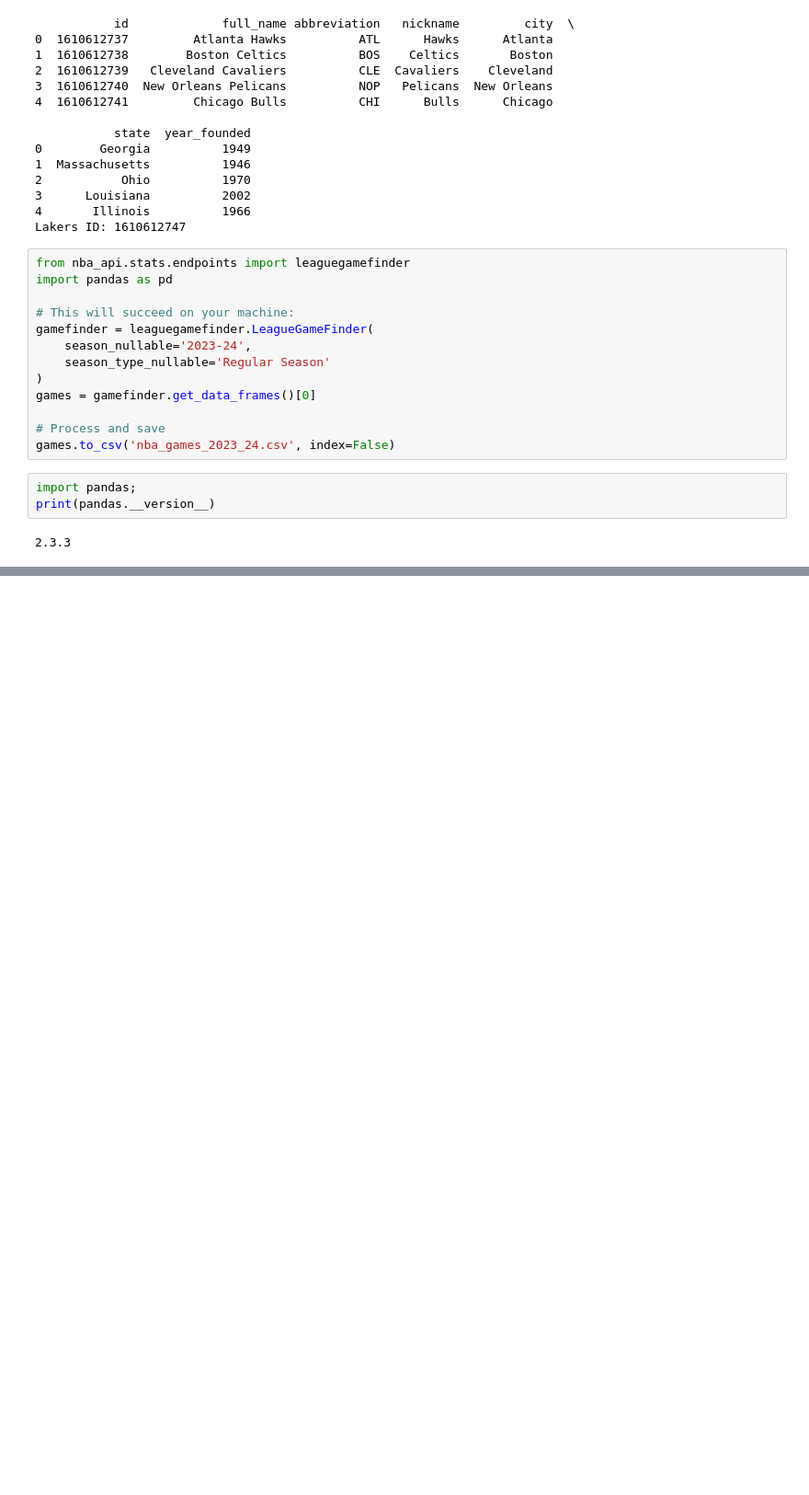
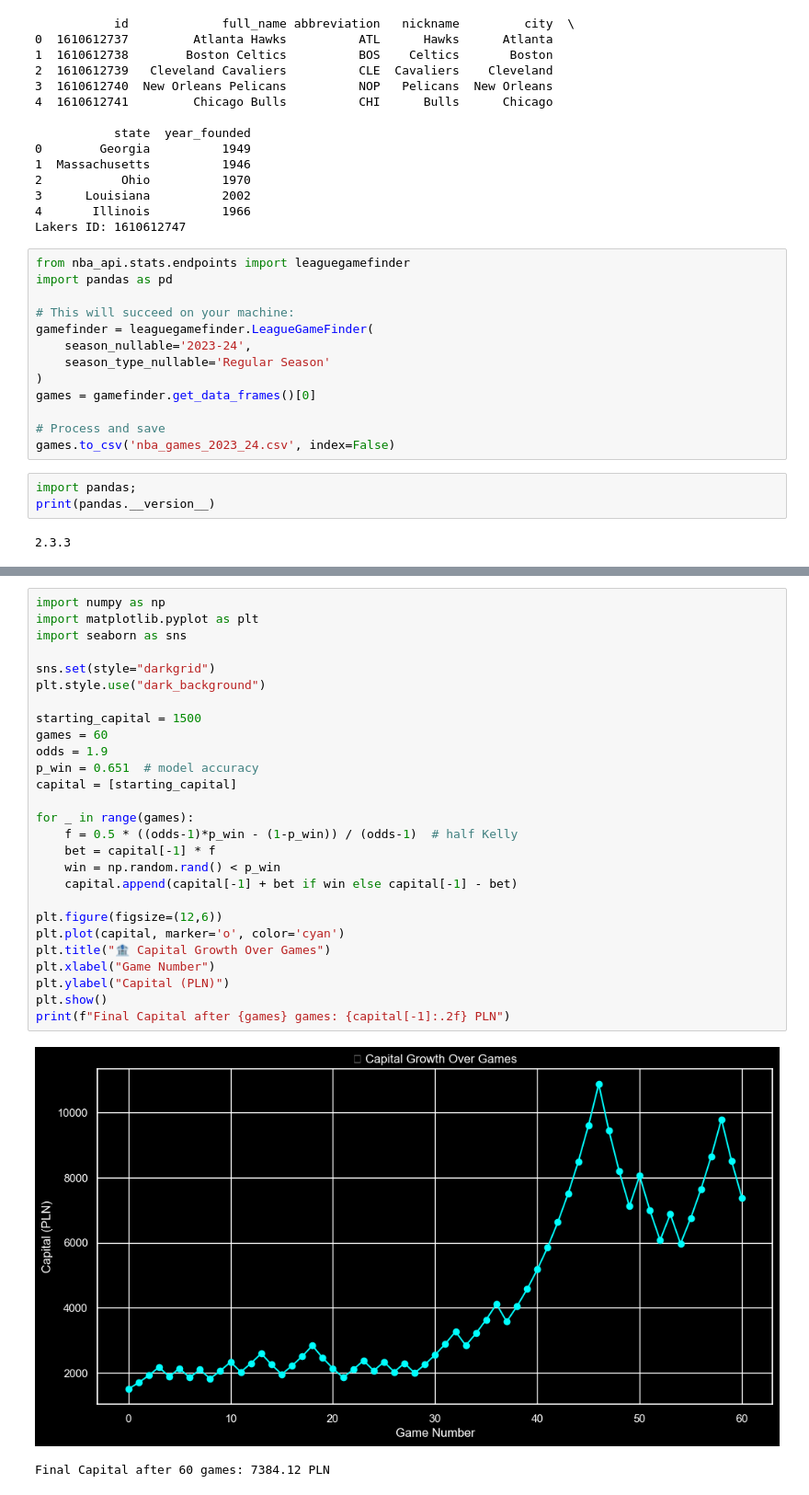
Before and after one commit to oleksandr-honchar/predictive-modeling-platform, a Jupyter notebook: test_notebook.ipynb, the cells around one changed output, grey strips where cells are left out. Shown: that part at 92% size. Saved outputs shown, nothing was run; the diff lists cells and outputs as text; blank space fills up the shorter version.

```diff
--- a/test_notebook.ipynb
+++ b/test_notebook.ipynb
@@ -128,0 +180,30 @@ print(pandas.__version__)
+# %%
+import numpy as np
+import matplotlib.pyplot as plt
+import seaborn as sns
+
+sns.set(style="darkgrid")
+plt.style.use("dark_background")
+
+starting_capital = 1500
+games = 60
+odds = 1.9
+p_win = 0.651  # model accuracy
+capital = [starting_capital]
+
+for _ in range(games):
+    f = 0.5 * ((odds-1)*p_win - (1-p_win)) / (odds-1)  # half Kelly
+    bet = capital[-1] * f
+    win = np.random.rand() < p_win
+    capital.append(capital[-1] + bet if win else capital[-1] - bet)
+
+plt.figure(figsize=(12,6))
+plt.plot(capital, marker='o', color='cyan')
+plt.title("🏦 Capital Growth Over Games")
+plt.xlabel("Game Number")
+plt.ylabel("Capital (PLN)")
+plt.show()
+print(f"Final Capital after {games} games: {capital[-1]:.2f} PLN")
+# %% [output]
+[figure, added]
+Final Capital after 60 games: 7384.12 PLN
```
Also changed, not shown: parts of 5 cells of this notebook, 47 other files.
